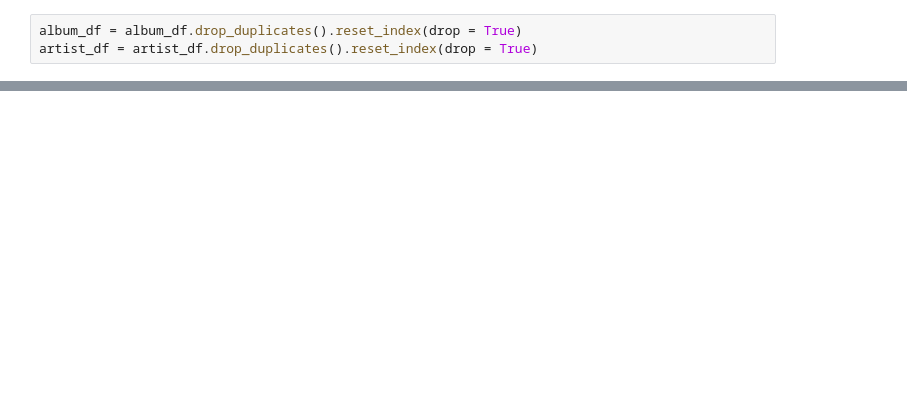
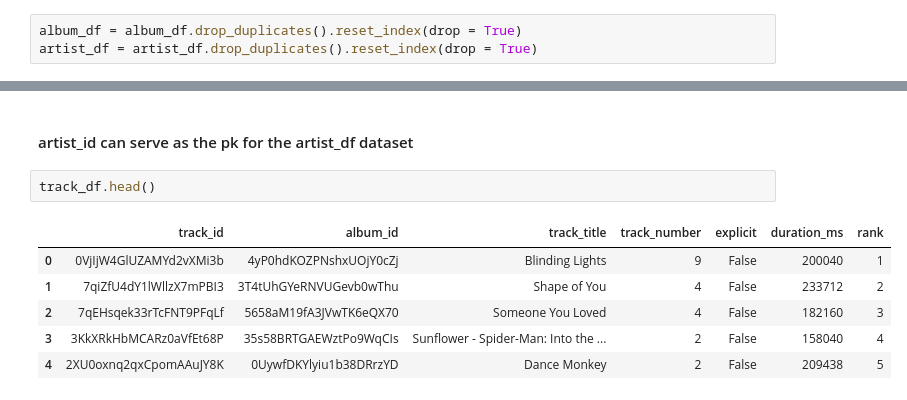
Before and after one commit to adedamola26/spotify-api, a Jupyter notebook: spotifyApiProject.ipynb, the cells around one changed output, grey strips where cells are left out. Drawn from its saved outputs; the diff is of its cells as text; blank space fills up the shorter version.

```diff
--- a/spotifyApiProject.ipynb
+++ b/spotifyApiProject.ipynb
@@ -283,0 +284,11 @@ artist_df = artist_df.drop_duplicates().reset_index(drop = True)
+# %% [markdown]
+#### artist_id can serve as the pk for the artist_df dataset
+# %%
+track_df.head()
+# %% [output]
+|  | track_id | album_id | track_title | track_number | explicit | duration_ms | rank |
+| 0 | 0VjIjW4GlUZAMYd2vXMi3b | 4yP0hdKOZPNshxUOjY0cZj | Blinding Lights | 9 | False | 200040 | 1 |
+| 1 | 7qiZfU4dY1lWllzX7mPBI3 | 3T4tUhGYeRNVUGevb0wThu | Shape of You | 4 | False | 233712 | 2 |
+| 2 | 7qEHsqek33rTcFNT9PFqLf | 5658aM19fA3JVwTK6eQX70 | Someone You Loved | 4 | False | 182160 | 3 |
+| 3 | 3KkXRkHbMCARz0aVfEt68P | 35s58BRTGAEWztPo9WqCIs | Sunflower - Spider-Man: Into the ... | 2 | False | 158040 | 4 |
+| 4 | 2XU0oxnq2qxCpomAAuJY8K | 0UywfDKYlyiu1b38DRrzYD | Dance Monkey | 2 | False | 209438 | 5 |
```
Also changed, not shown: parts of 19 cells of this notebook.
